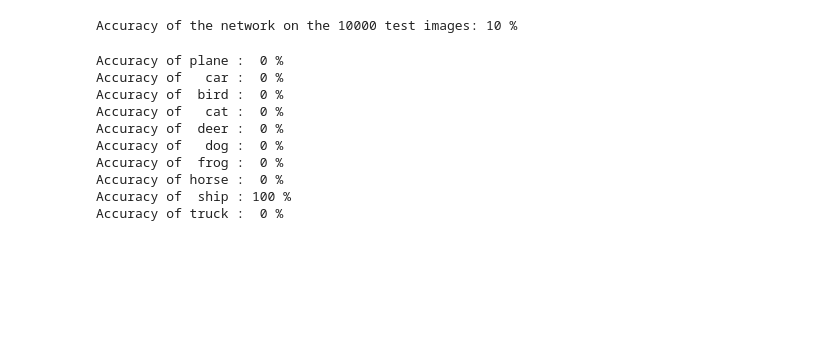
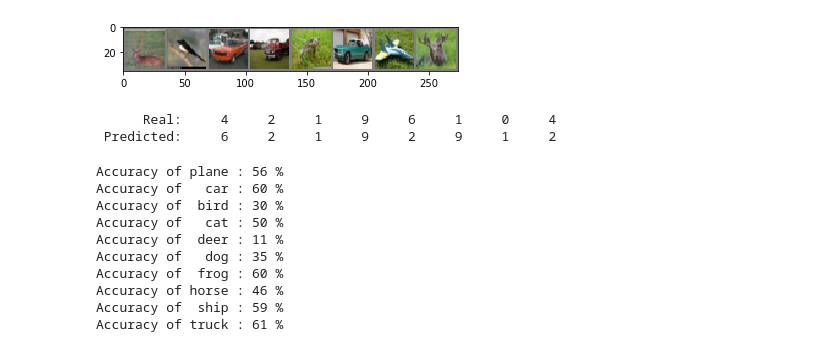
Before and after one commit to Brucknem-TUMProjects/Generalization-Ideas-in-Deep-Learning, a Jupyter notebook: Code/Testing.ipynb, the cells around one changed output. Cells and saved outputs as stored; diff of their text form; code cells hidden in the pictures; blank space fills up the shorter version.

```diff
--- a/Code/Testing.ipynb
+++ b/Code/Testing.ipynb
@@ -52,0 +34,4 @@ Finished Training
+# %%
+net = ExampleNet()
+#net = models.vgg16(pretrained=True)
+solver = Solver(net, trainloader, testloader, optim = 'adam', num_epochs=1)
@@ -61,47 +55,19 @@ data_visualization.show_samples(testloader, classes)
-# %%
-net = Net()
-solver.load_model()
-# %%
-correct = 0
-total = 0
-with torch.no_grad():
-    for data in testloader:
-        images, labels = data
-        outputs = net(images)
-        _, predicted = torch.max(outputs.data, 1)
-        total += labels.size(0)
-        correct += (predicted == labels).sum().item()
-
-print('Accuracy of the network on the 10000 test images: %d %%' % (
-    100 * correct / total))
-# %% [output]
-Accuracy of the network on the 10000 test images: 10 %
-# %%
-class_correct = list(0. for i in range(10))
-class_total = list(0. for i in range(10))
-with torch.no_grad():
-    for data in testloader:
-        images, labels = data
-        outputs = net(images)
-        _, predicted = torch.max(outputs, 1)
-        c = (predicted == labels).squeeze()
-        for i in range(4):
-            label = labels[i]
-            class_correct[label] += c[i].item()
-            class_total[label] += 1
-
-
-for i in range(10):
-    print('Accuracy of %5s : %2d %%' % (
-        classes[i], 100 * class_correct[i] / class_total[i]))
-# %% [output]
-Accuracy of plane :  0 %
-Accuracy of   car :  0 %
-Accuracy of  bird :  0 %
-Accuracy of   cat :  0 %
-Accuracy of  deer :  0 %
-Accuracy of   dog :  0 %
-Accuracy of  frog :  0 %
-Accuracy of horse :  0 %
-Accuracy of  ship : 100 %
-Accuracy of truck :  0 %
+# %%
+solver.predict_samples()
+# %% [output]
+[figure, added]
+      Real:     4     2     1     9     6     1     0     4
+ Predicted:     6     2     1     9     2     9     1     2
+# %%
+solver.print_class_accuracies(classes)
+# %% [output]
+Accuracy of plane : 56 %
+Accuracy of   car : 60 %
+Accuracy of  bird : 30 %
+Accuracy of   cat : 50 %
+Accuracy of  deer : 11 %
+Accuracy of   dog : 35 %
+Accuracy of  frog : 60 %
+Accuracy of horse : 46 %
+Accuracy of  ship : 59 %
+Accuracy of truck : 61 %
```
Also changed, not shown: parts of 8 cells of this notebook, 5 other files.
